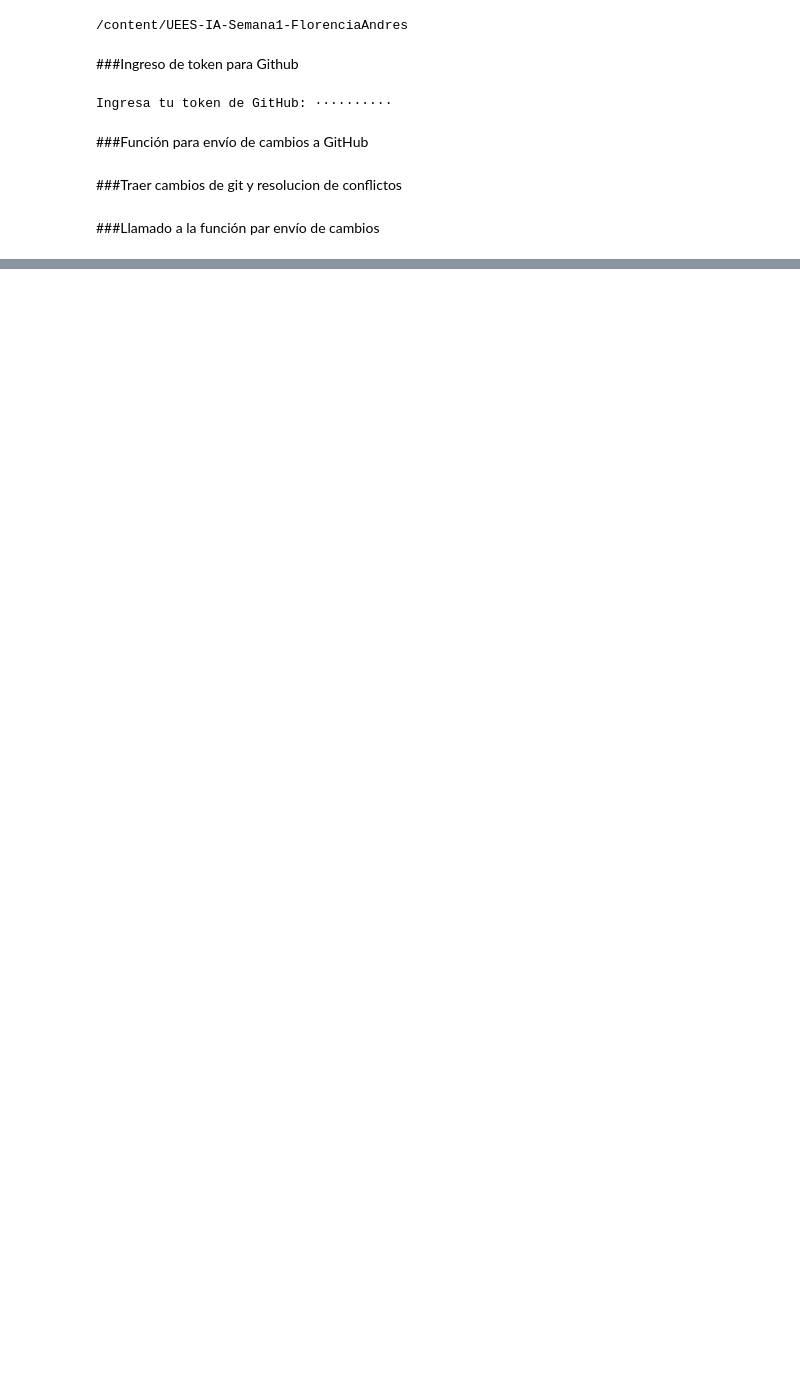
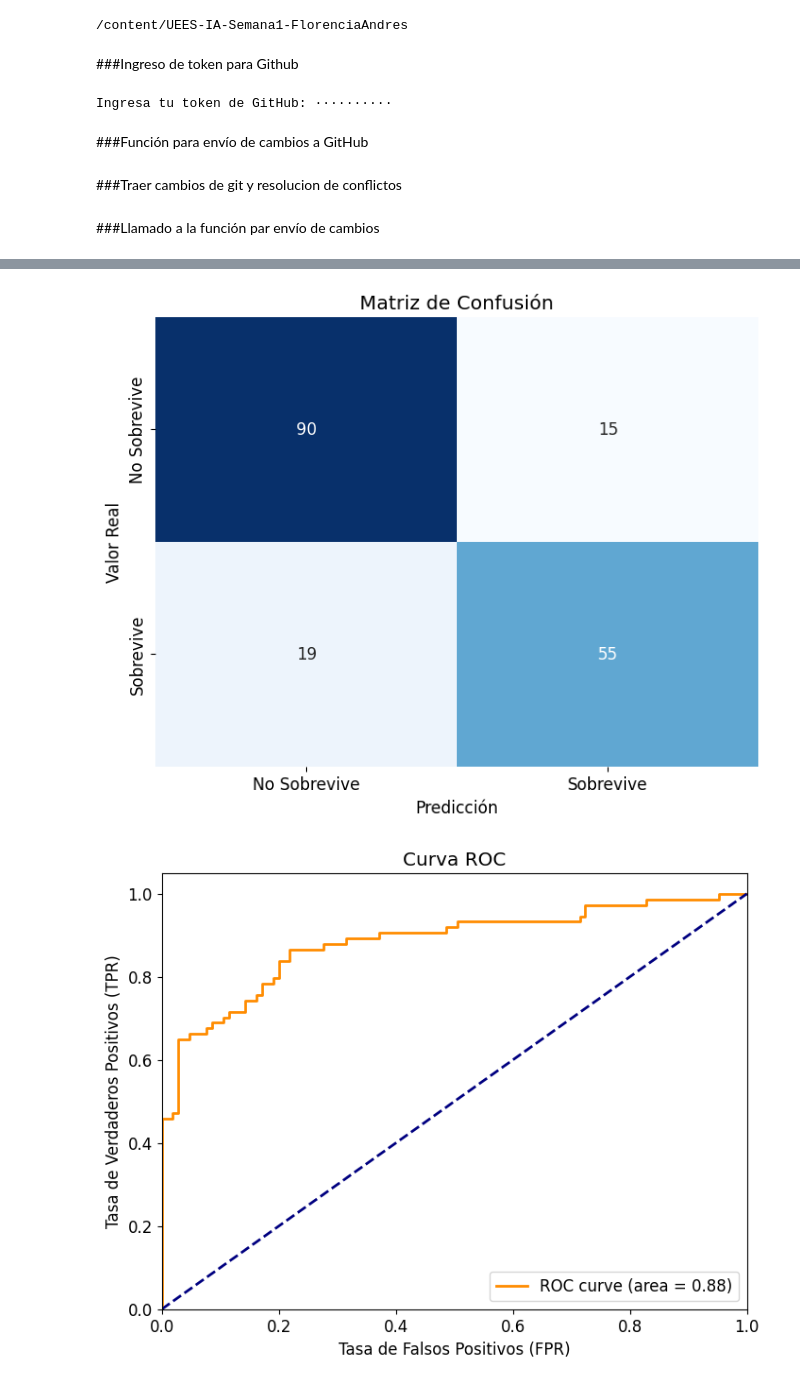
Before and after one commit to andresflorencia-uees/UEES-IA-Semana1-FlorenciaAndres, a Jupyter notebook: notebooks/03_Machine_Learning_Basico.ipynb, the cells around one changed output, grey strips where cells are left out. Cells and saved outputs as stored; diff of their text form; code cells hidden in the pictures; blank space fills up the shorter version.

Commit message:
Modelos de clasificacion y regresión

```diff
--- a/notebooks/03_Machine_Learning_Basico.ipynb
+++ b/notebooks/03_Machine_Learning_Basico.ipynb
@@ -125,0 +136,2 @@ Everything up-to-date
+# %%
+titanic = sns.load_dataset('titanic')
@@ -125,0 +239,17 @@ Everything up-to-date
+# %%
+from sklearn.linear_model import LogisticRegression
+
+# Inicializar y entrenar el modelo de Regresión Logística
+model = LogisticRegression(random_state=42)
+model.fit(X_train_scaled, y_train)
+
+# Realizar predicciones en el conjunto de prueba
+y_pred = model.predict(X_test_scaled)
+
+# Evaluar el rendimiento del modelo
+accuracy = accuracy_score(y_test, y_pred)
+report = classification_report(y_test, y_pred)
+
+print(f"Precisión del modelo: {accuracy:.4f}")
+print("\nReporte de Clasificación:")
+print(report)
@@ -125,0 +275,33 @@ Everything up-to-date
+# %%
+from sklearn.metrics import confusion_matrix, roc_curve, auc
+
+# 1. Matriz de Confusión
+cm = confusion_matrix(y_test, y_pred)
+
+plt.figure(figsize=(8, 6))
+sns.heatmap(cm, annot=True, fmt='d', cmap='Blues', cbar=False,
+            xticklabels=['No Sobrevive', 'Sobrevive'],
+            yticklabels=['No Sobrevive', 'Sobrevive'])
+plt.xlabel('Predicción')
+plt.ylabel('Valor Real')
+plt.title('Matriz de Confusión')
+plt.show()
+
+# 2. Curva ROC
+y_pred_proba = model.predict_proba(X_test_scaled)[:, 1]
+fpr, tpr, thresholds = roc_curve(y_test, y_pred_proba)
+roc_auc = auc(fpr, tpr)
+
+plt.figure(figsize=(8, 6))
+plt.plot(fpr, tpr, color='darkorange', lw=2, label=f'ROC curve (area = {roc_auc:.2f})')
+plt.plot([0, 1], [0, 1], color='navy', lw=2, linestyle='--')
+plt.xlim([0.0, 1.0])
+plt.ylim([0.0, 1.05])
+plt.xlabel('Tasa de Falsos Positivos (FPR)')
+plt.ylabel('Tasa de Verdaderos Positivos (TPR)')
+plt.title('Curva ROC')
+plt.legend(loc='lower right')
+plt.show()
+# %% [output]
+[figure, added]
+[figure, added]
```
Also changed, not shown: parts of 31 cells of this notebook.
